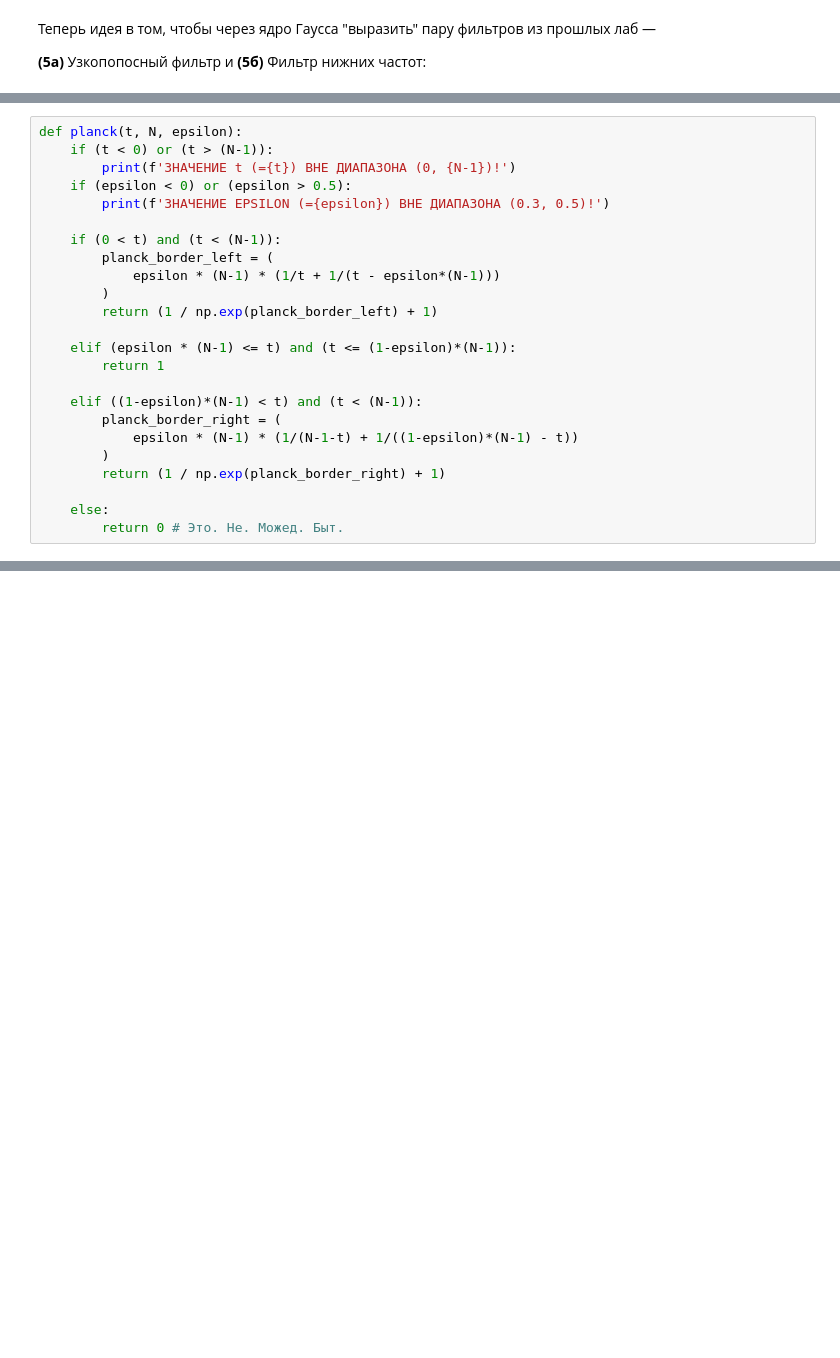
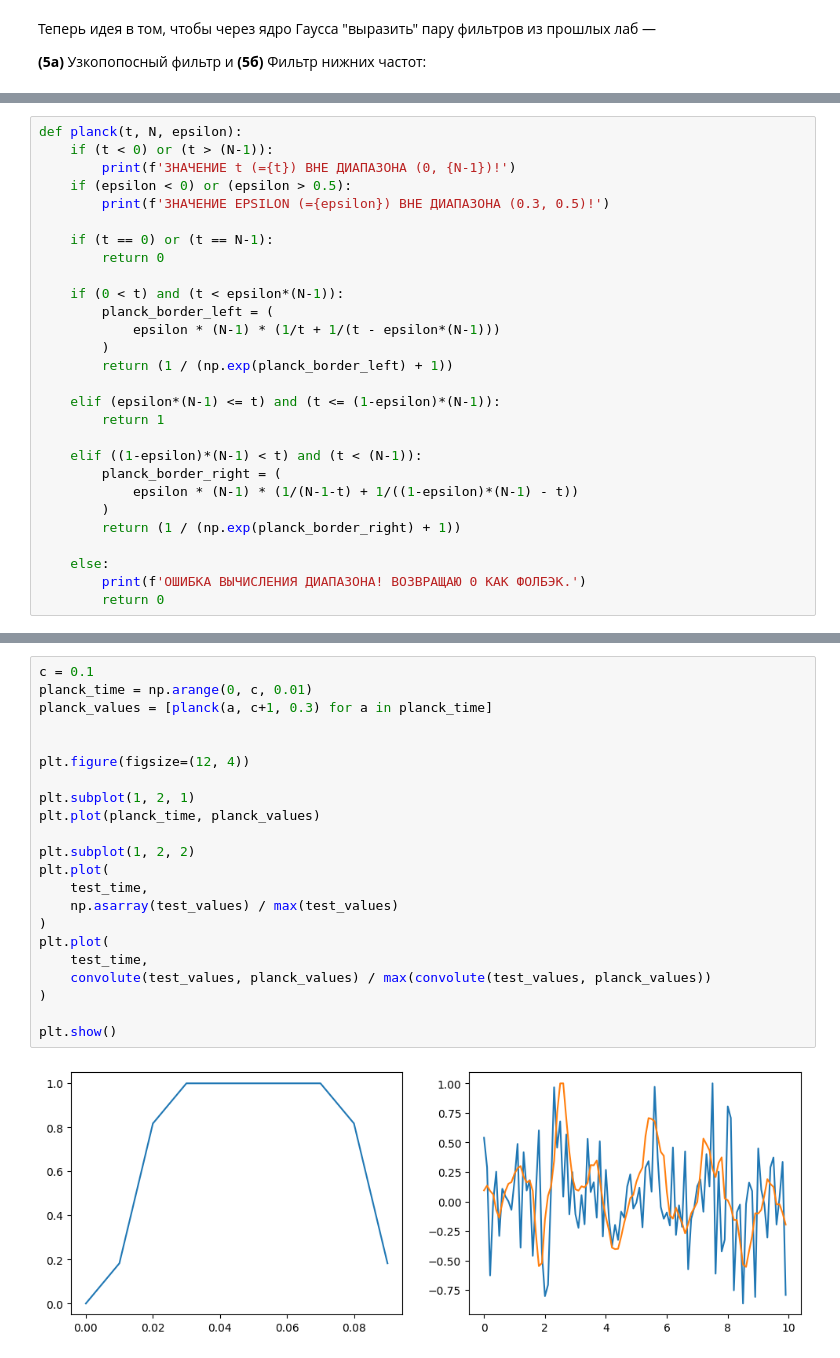
Before and after one commit to bakafox/digsigproc, a Jupyter notebook: Lab4/convolutions.ipynb, the cells around one changed output, grey strips where cells are left out. Saved outputs shown, nothing was run; the diff lists cells and outputs as text; blank space fills up the shorter version.

```diff
--- a/Lab4/convolutions.ipynb
+++ b/Lab4/convolutions.ipynb
@@ -358,20 +383,24 @@ def planck(t, N, epsilon):
     if (epsilon < 0) or (epsilon > 0.5):
         print(f'ЗНАЧЕНИЕ EPSILON (={epsilon}) ВНЕ ДИАПАЗОНА (0.3, 0.5)!')
 
-    if (0 < t) and (t < (N-1)):
+    if (t == 0) or (t == N-1):
+        return 0
+
+    if (0 < t) and (t < epsilon*(N-1)):
         planck_border_left = (
             epsilon * (N-1) * (1/t + 1/(t - epsilon*(N-1)))
         )
-        return (1 / np.exp(planck_border_left) + 1)
+        return (1 / (np.exp(planck_border_left) + 1))
 
-    elif (epsilon * (N-1) <= t) and (t <= (1-epsilon)*(N-1)):
+    elif (epsilon*(N-1) <= t) and (t <= (1-epsilon)*(N-1)):
         return 1
 
     elif ((1-epsilon)*(N-1) < t) and (t < (N-1)):
         planck_border_right = (
             epsilon * (N-1) * (1/(N-1-t) + 1/((1-epsilon)*(N-1) - t))
         )
-        return (1 / np.exp(planck_border_right) + 1)
+        return (1 / (np.exp(planck_border_right) + 1))
 
     else:
-        return 0 # Это. Не. Можед. Быт.
+        print(f'ОШИБКА ВЫЧИСЛЕНИЯ ДИАПАЗОНА! ВОЗВРАЩАЮ 0 КАК ФОЛБЭК.')
+        return 0
@@ -389,0 +407,24 @@ SyntaxError: invalid syntax (328554880.py, line 1)
+# %%
+c = 0.1
+planck_time = np.arange(0, c, 0.01)
+planck_values = [planck(a, c+1, 0.3) for a in planck_time]
+
+
+plt.figure(figsize=(12, 4))
+
+plt.subplot(1, 2, 1)
+plt.plot(planck_time, planck_values)
+
+plt.subplot(1, 2, 2)
+plt.plot(
+    test_time,
+    np.asarray(test_values) / max(test_values)
+)
+plt.plot(
+    test_time,
+    convolute(test_values, planck_values) / max(convolute(test_values, planck_values))
+)
+
+plt.show()
+# %% [output]
+[figure, added]
```
Also changed, not shown: parts of 16 cells of this notebook.
